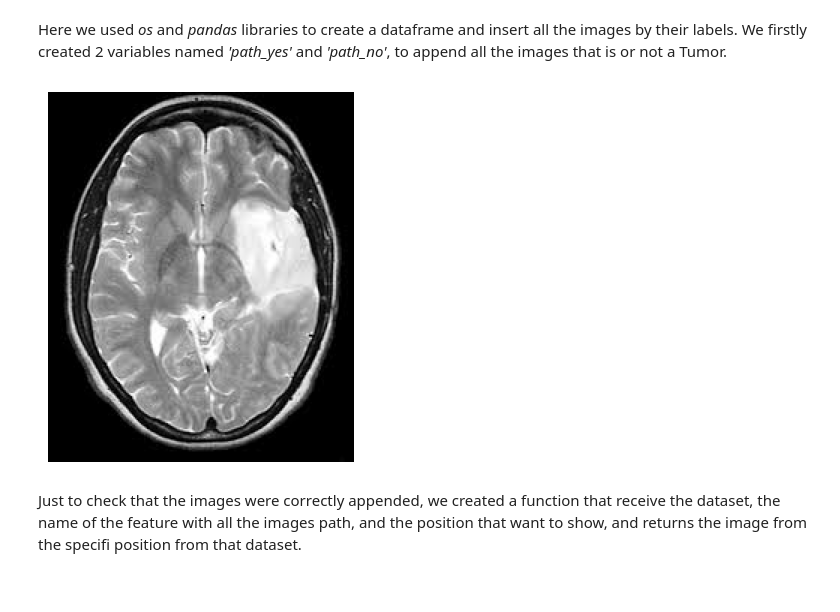
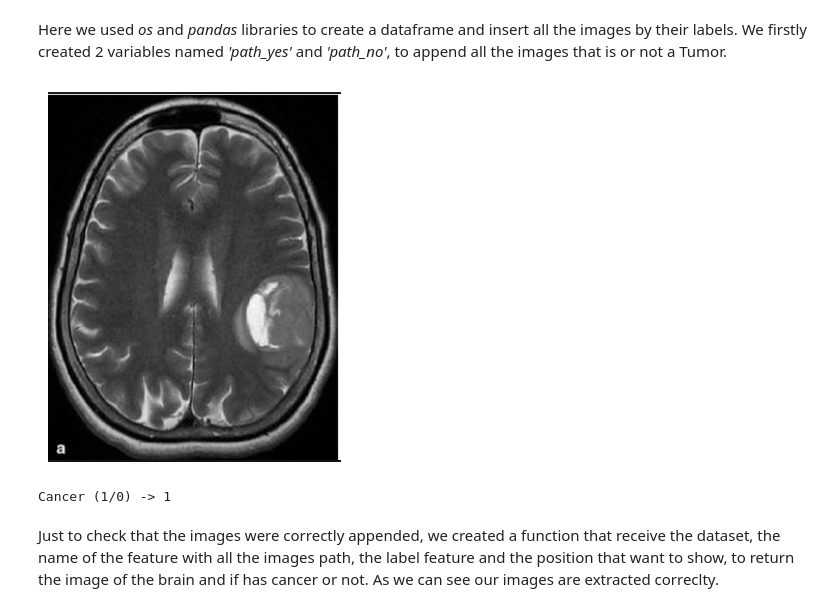
Before and after one commit to LCDA-UCP/dl_with_pytorch, a Jupyter notebook: Brain Tumor Detection/Brain_Tumor_Detection_code/brainTumorDetection.ipynb, the cells around one changed output. Cells and saved outputs as stored; diff of their text form; code cells hidden in the pictures.

Commit message:
Shuffle dataset from brain tumor detection

```diff
--- a/Brain Tumor Detection/Brain_Tumor_Detection_code/brainTumorDetection.ipynb
+++ b/Brain Tumor Detection/Brain_Tumor_Detection_code/brainTumorDetection.ipynb
@@ -44,18 +46,21 @@ Here we used *os* and *pandas* libraries to create a dataframe and insert all th
 # %%
 # show the first image just to be sure ist everything alright
 from matplotlib import pyplot as plt
 from PIL import Image
 
-def get_image_by_pos(df, image_feature, pos):
+def get_image_by_pos(df, image_feature, label_feature, pos):
     img_path = df[image_feature][pos]
 
     img = Image.open(img_path)
     plt.imshow(img, cmap='gray')
     plt.axis('off')
     plt.show()
+    print(f"Cancer (1/0) -> {df[label_feature][pos]}")
 
-get_image_by_pos(df, 'image', pos=65)
+get_image_by_pos(df, image_feature='image', label_feature='label', pos=154)
 # %% [output]
-[figure, old version]
+[figure, new version]
+Cancer (1/0) -> 1
 # %% [markdown]
-Just to check that the images were correctly appended, we created a function that receive the dataset, the name of the feature with all the images path, and the position that want to show, and returns the image from the specifi position from that dataset.
+Just to check that the images were correctly appended, we created a function that receive the dataset, the name of the feature with all the images path, the label feature and the position that want to show, to return the image of the brain and if has cancer or not.
+As we can see our images are extracted correclty.
```
Also changed, not shown: parts of 5 cells of this notebook.
